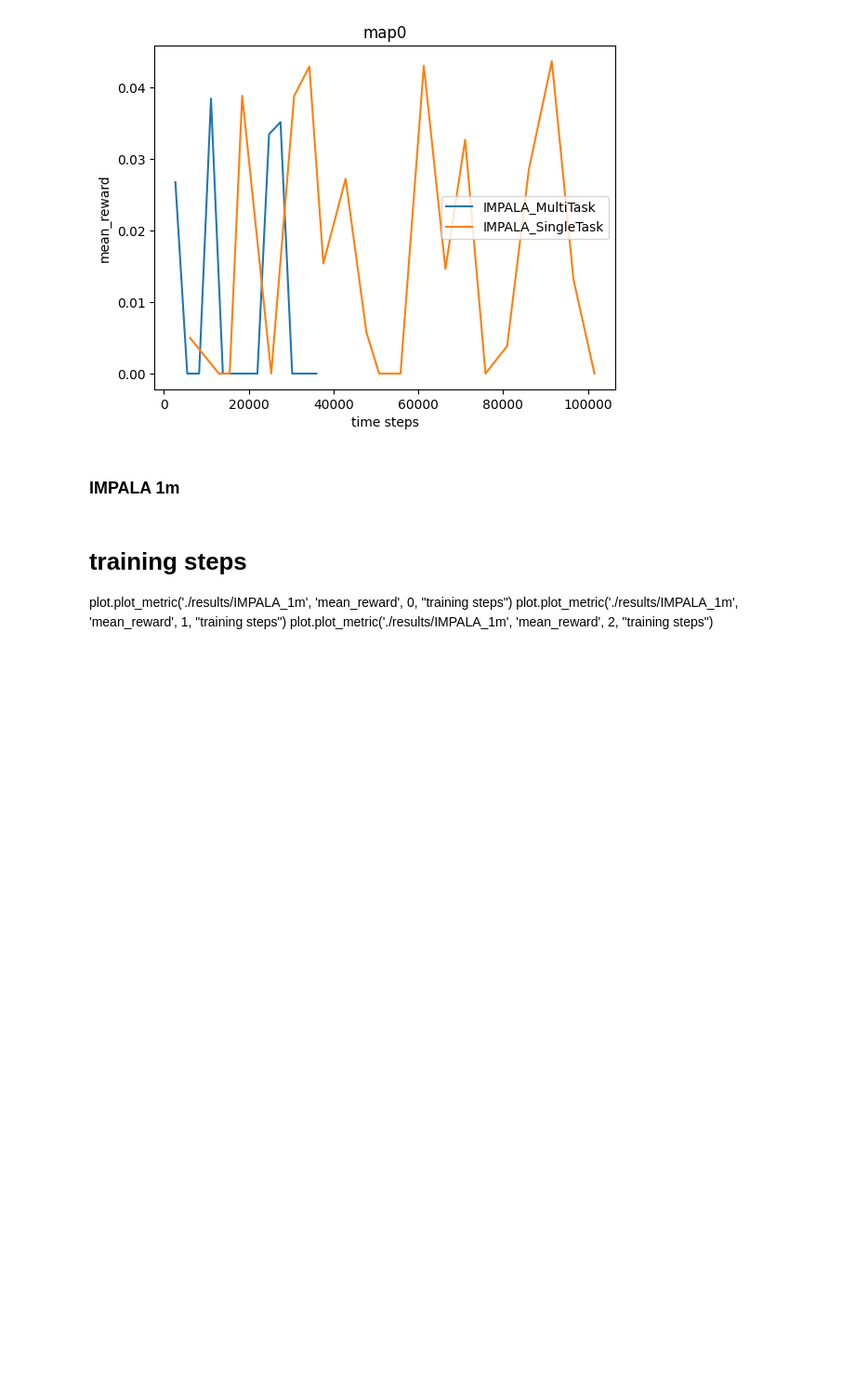
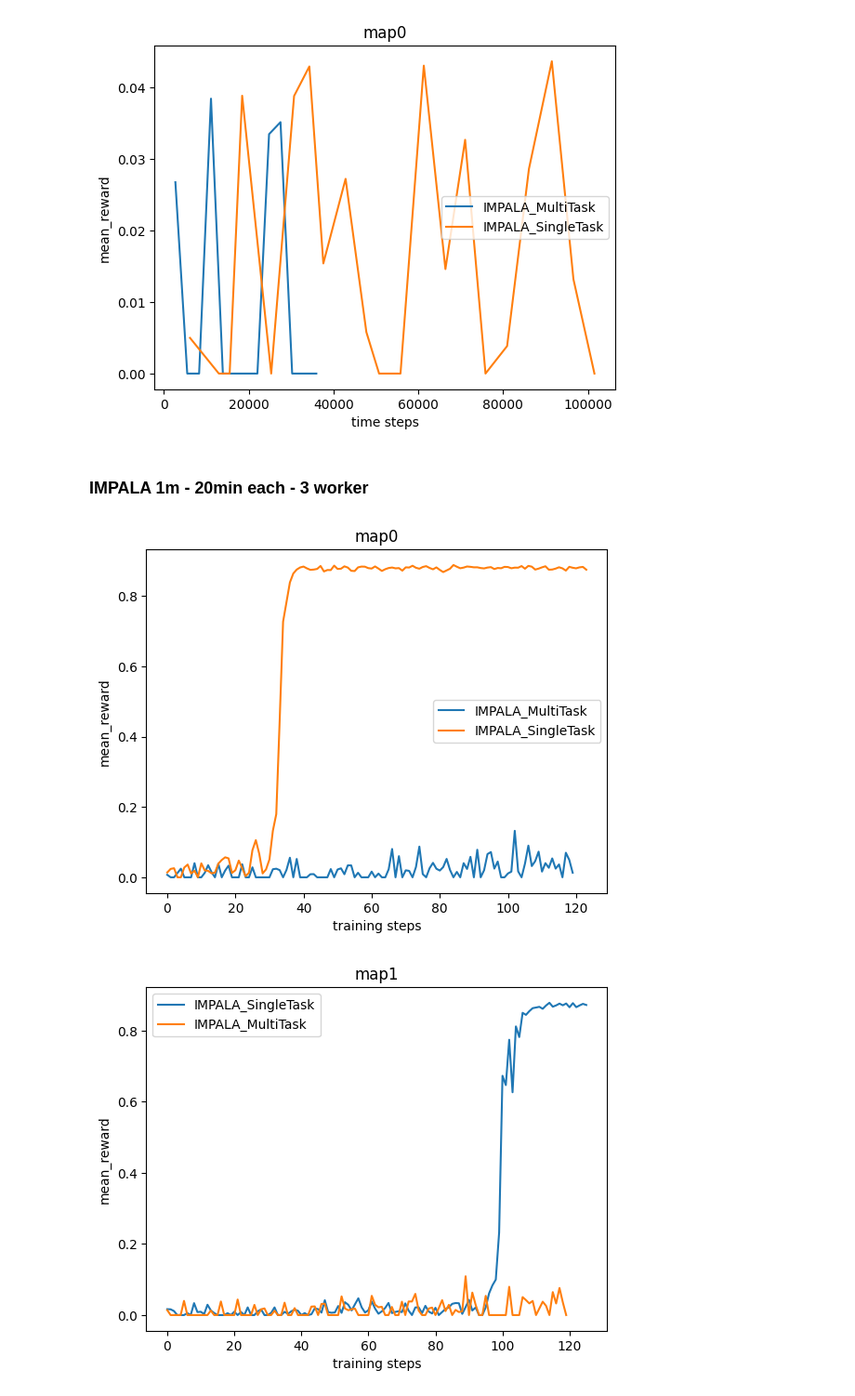
Before and after one commit to Amirhossein-Rajabpour/Generalist-vs-Expert-Dilemma-in-Reinforcement-Learning, a Jupyter notebook: plots.ipynb, the cells around one changed output. Shown at 93% size. Saved outputs shown, nothing was run; the diff lists cells and outputs as text; code cells hidden in the pictures; blank space fills up the shorter version.

```diff
--- a/plots.ipynb
+++ b/plots.ipynb
@@ -16,9 +16,12 @@ plot.plot_metric('./results/IMPALA_100000', 'mean_reward', 0, "time steps")
 # %% [output]
 [figure]
 # %% [markdown]
-### IMPALA 1m
+### IMPALA 1m - 20min each - 3 worker
-# %% [markdown]
-# training steps
-plot.plot_metric('./results/IMPALA_1m', 'mean_reward', 0, "training steps")
-plot.plot_metric('./results/IMPALA_1m', 'mean_reward', 1, "training steps")
-plot.plot_metric('./results/IMPALA_1m', 'mean_reward', 2, "training steps")
+# %%
+# training steps
+plot.plot_metric('./results/IMPALA_1m', 'mean_reward', 0, "training steps")
+plot.plot_metric('./results/IMPALA_1m', 'mean_reward', 1, "training steps")
+plot.plot_metric('./results/IMPALA_1m', 'mean_reward', 2, "training steps")
+# %% [output]
+[figure, added]
+[figure, added]
```
Also changed, not shown: parts of 2 cells of this notebook.
